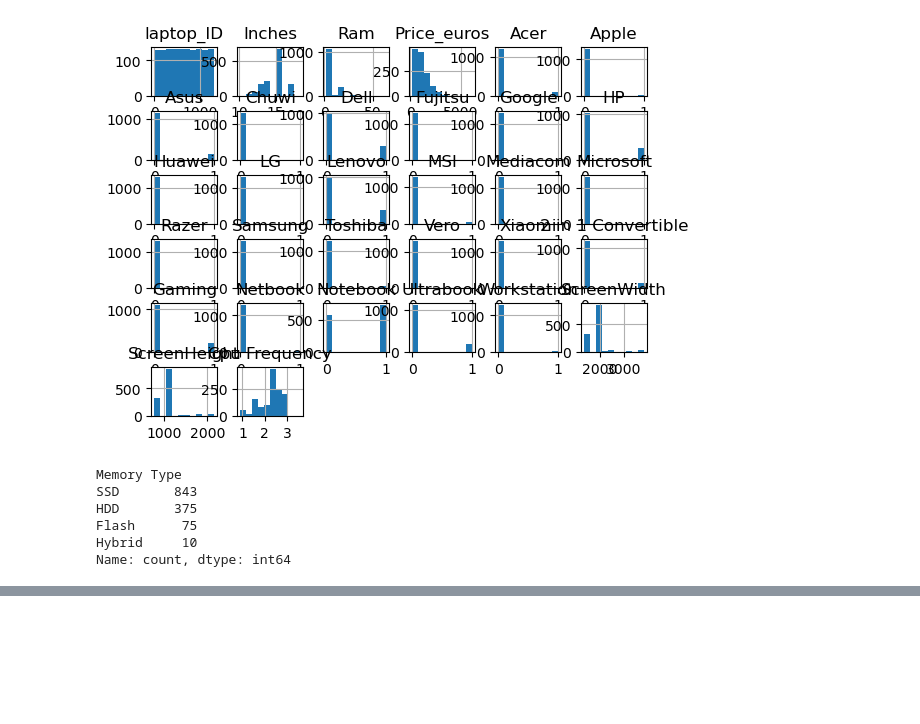
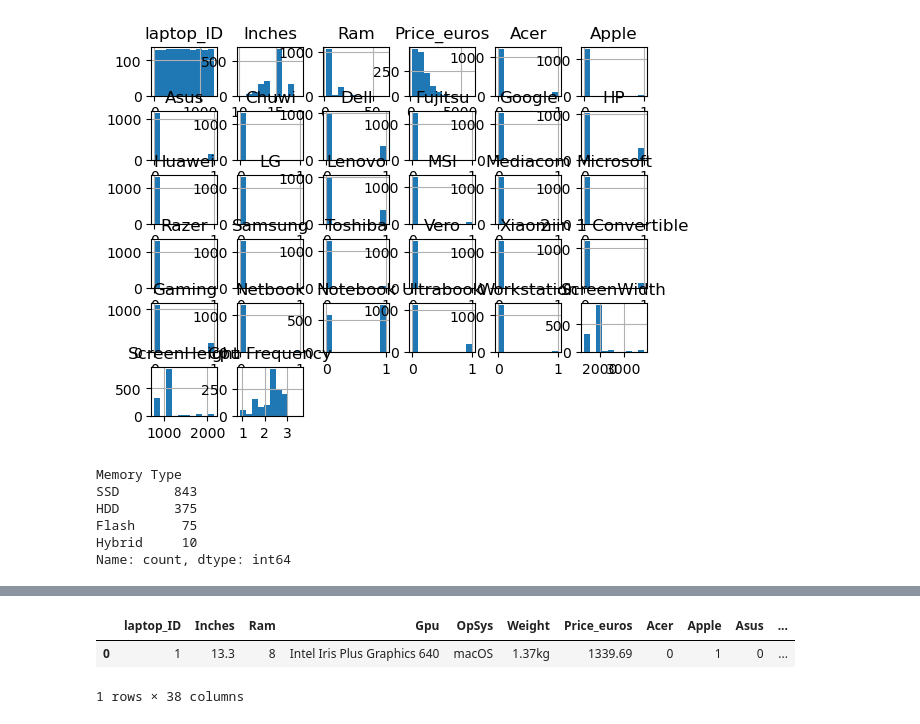
Before and after one commit to kamijoseph/laptop-price-prediction-model, a Jupyter notebook: Laptop_price_predictor.ipynb, the cells around one changed output, grey strips where cells are left out. Drawn from its saved outputs; the diff is of its cells as text; code cells hidden in the pictures; blank space fills up the shorter version.

Commit message:
into mb function

```diff
--- a/Laptop_price_predictor.ipynb
+++ b/Laptop_price_predictor.ipynb
@@ -171,0 +191,8 @@ Name: count, dtype: int64
+# %%
+def turn_memory_into_MB(value):
+    if "GB" in value:
+        return float(value[:value.find("GB")]) * 1000
+    elif "TB" in value:
+        return float(value[:value.find("TB")]) * 1000000
+# %%
+data["Memory Amount"] = data["Memory Amount"].apply(turn_memory_into_MB)
@@ -171,0 +217,7 @@ Name: count, dtype: int64
+# %%
+data = data.drop("Memory", axis=1)
+data.head(1)
+# %% [output]
+|  | laptop_ID | Inches | Ram | Gpu | OpSys | Weight | Price_euros | Acer | Apple | Asus | ... |
+| 0 | 1 | 13.3 | 8 | Intel Iris Plus Graphics 640 | macOS | 1.37kg | 1339.69 | 0 | 1 | 0 | ... |
+1 rows × 38 columns
```
Also changed, not shown: parts of 2 cells of this notebook.
